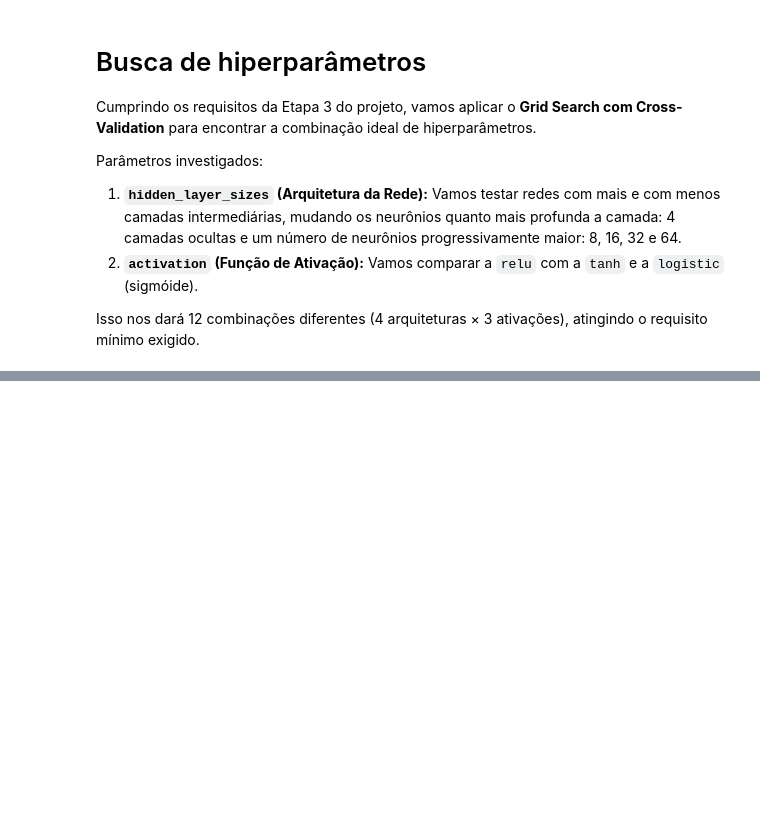
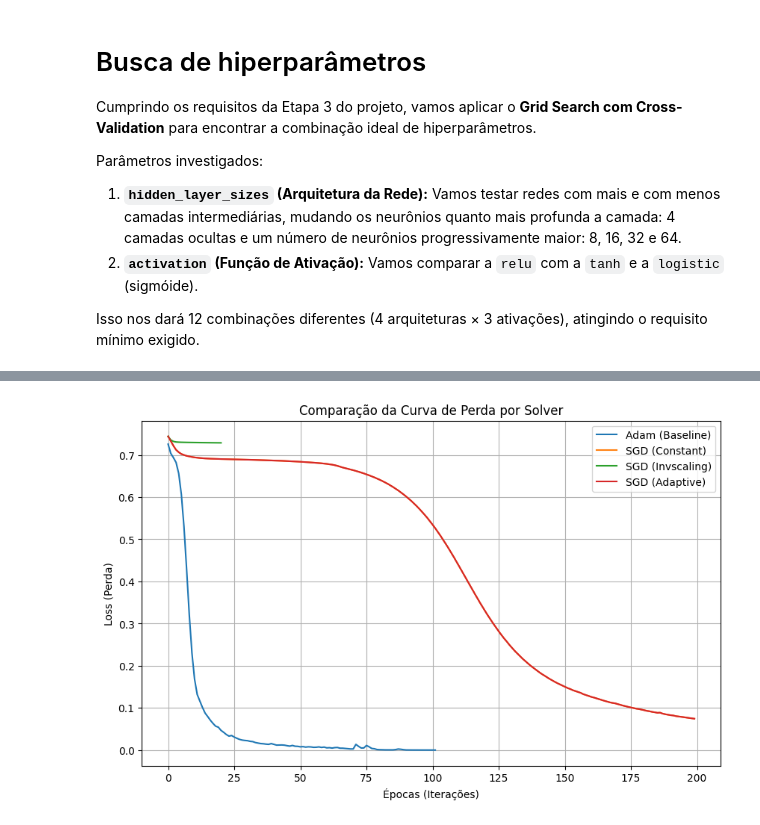
Before and after one commit to DaviMacielCavalcante/projeto-ml-basico, a Jupyter notebook: chess_Pablo.ipynb, the cells around one changed output, grey strips where cells are left out. Cells and saved outputs as stored; diff of their text form; code cells hidden in the pictures; blank space fills up the shorter version.

Commit message:
Etapa 4 - Sensibilidade de Hiperparâmetros 🧪
Testando 5 configurações de solvers principais comparando o desempenho entre as diferentes configurações

```diff
--- a/chess_Pablo.ipynb
+++ b/chess_Pablo.ipynb
@@ -431,0 +464,31 @@ Conclusões:
+# %%
+for config, nome in configuracoes_solver:
+    print(f"Treinando modelo com: {nome}")
+
+    params = config_base.copy()
+    params.update(config)
+
+    # Instanciamos o modelo passando o dicionário desempacotado (operador ** - muito feio credo python (ㆆ_ㆆ))
+    modelo = MLPClassifier(**params)
+
+    inicio = time.time()
+
+    # Treinamos o modelo usando os dados já preparados anteriormente
+    modelo.fit(X_train_concated, Y_train_encoded)
+
+    tempo_treino = time.time() - inicio
+
+    # Avalia no conjunto de validação
+    previsoes = modelo.predict(X_val_concated)
+    acuracia = accuracy_score(Y_val_encoded, previsoes)
+
+    # Salva os resultados
+    resultados.append({
+        'Configuração': nome,
+        'Acurácia Validação': acuracia,
+        'Tempo (s)': tempo_treino,
+        'Iterações': modelo.n_iter_
+    })
+
+    modelos_treinados[nome] = modelo
+    print(f"Treino feito. Acurácia: {acuracia:.4f} | Tempo: {tempo_treino:.2f}s | Iterações: {modelo.n_iter_}\n")
@@ -431,0 +553,15 @@ Conclusões:
+# %%
+plt.figure(figsize=(10, 6))
+for nome, modelo in modelos_treinados.items():
+    # O L-BFGS infelizmente não suporta a extração da curva de perda no sklearn, então ignoramos ele neste plot
+    if hasattr(modelo, 'loss_curve_'):
+        plt.plot(modelo.loss_curve_, label=nome)
+
+plt.title('Comparação da Curva de Perda por Solver')
+plt.xlabel('Épocas (Iterações)')
+plt.ylabel('Loss (Perda)')
+plt.legend()
+plt.grid(True)
+plt.show()
+# %% [output]
+[figure, added]
```
Also changed, not shown: parts of 11 cells of this notebook.
